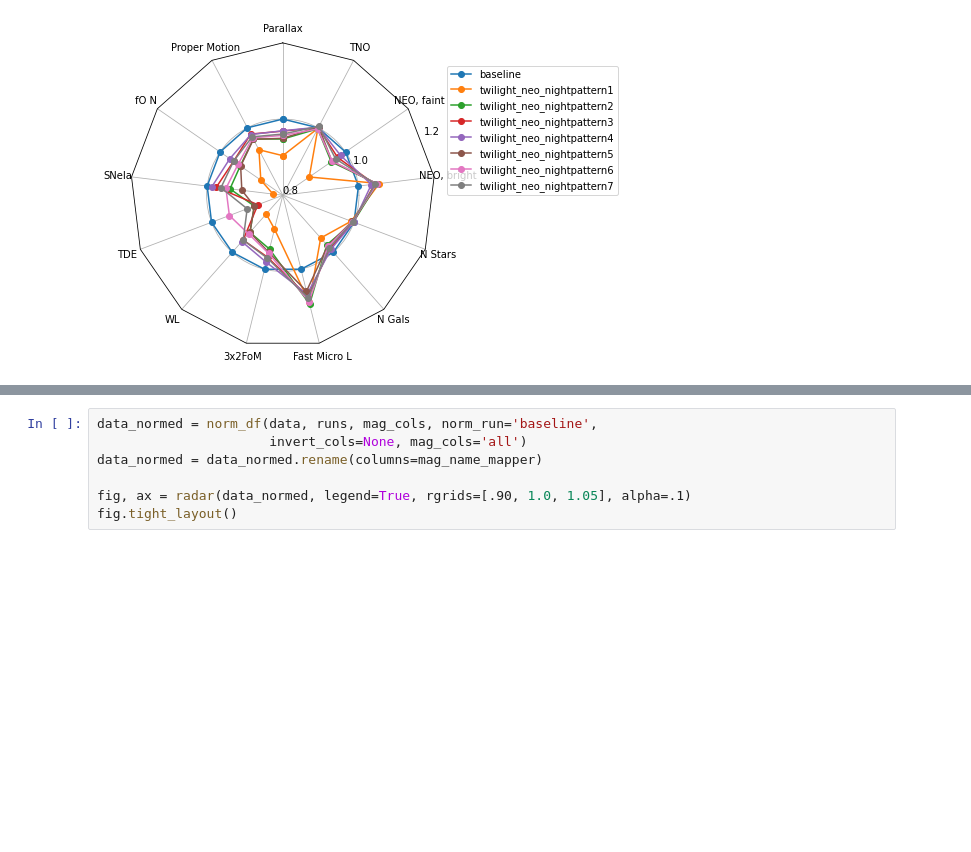
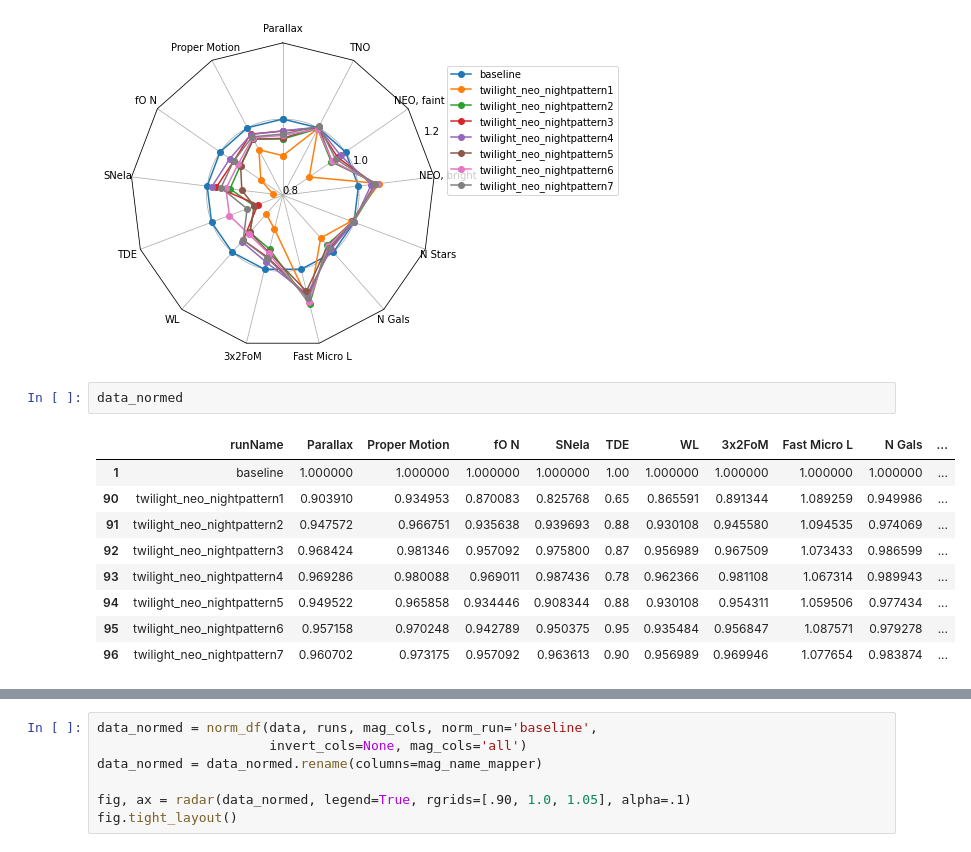
Before and after one commit to lsst-sims/sims_featureScheduler_runs2.0, a Jupyter notebook: maf/radar_plots.ipynb, the cells around one changed output, grey strips where cells are left out. Saved outputs shown, nothing was run; the diff lists cells and outputs as text; blank space fills up the shorter version.

```diff
--- a/maf/radar_plots.ipynb
+++ b/maf/radar_plots.ipynb
@@ -156,3 +154,15 @@ fig, ax = radar(data_normed, legend=True, rgrids=[0.8, 1.0, 1.2])
 fig.tight_layout()
 # %% [output]
 [figure]
+# %%
+data_normed
+# %% [output]
+|  | runName | Parallax | Proper Motion | fO N | SNeIa | TDE | WL | 3x2FoM | Fast Micro L | N Gals | ... |
+| 1 | baseline | 1.000000 | 1.000000 | 1.000000 | 1.000000 | 1.00 | 1.000000 | 1.000000 | 1.000000 | 1.000000 | ... |
+| 90 | twilight_neo_nightpattern1 | 0.903910 | 0.934953 | 0.870083 | 0.825768 | 0.65 | 0.865591 | 0.891344 | 1.089259 | 0.949986 | ... |
+| 91 | twilight_neo_nightpattern2 | 0.947572 | 0.966751 | 0.935638 | 0.939693 | 0.88 | 0.930108 | 0.945580 | 1.094535 | 0.974069 | ... |
+| 92 | twilight_neo_nightpattern3 | 0.968424 | 0.981346 | 0.957092 | 0.975800 | 0.87 | 0.956989 | 0.967509 | 1.073433 | 0.986599 | ... |
+| 93 | twilight_neo_nightpattern4 | 0.969286 | 0.980088 | 0.969011 | 0.987436 | 0.78 | 0.962366 | 0.981108 | 1.067314 | 0.989943 | ... |
+| 94 | twilight_neo_nightpattern5 | 0.949522 | 0.965858 | 0.934446 | 0.908344 | 0.88 | 0.930108 | 0.954311 | 1.059506 | 0.977434 | ... |
+| 95 | twilight_neo_nightpattern6 | 0.957158 | 0.970248 | 0.942789 | 0.950375 | 0.95 | 0.935484 | 0.956847 | 1.087571 | 0.979278 | ... |
+| 96 | twilight_neo_nightpattern7 | 0.960702 | 0.973175 | 0.957092 | 0.963613 | 0.90 | 0.956989 | 0.969946 | 1.077654 | 0.983874 | ... |
```
Also changed, not shown: parts of 7 cells of this notebook, 2 other files.
